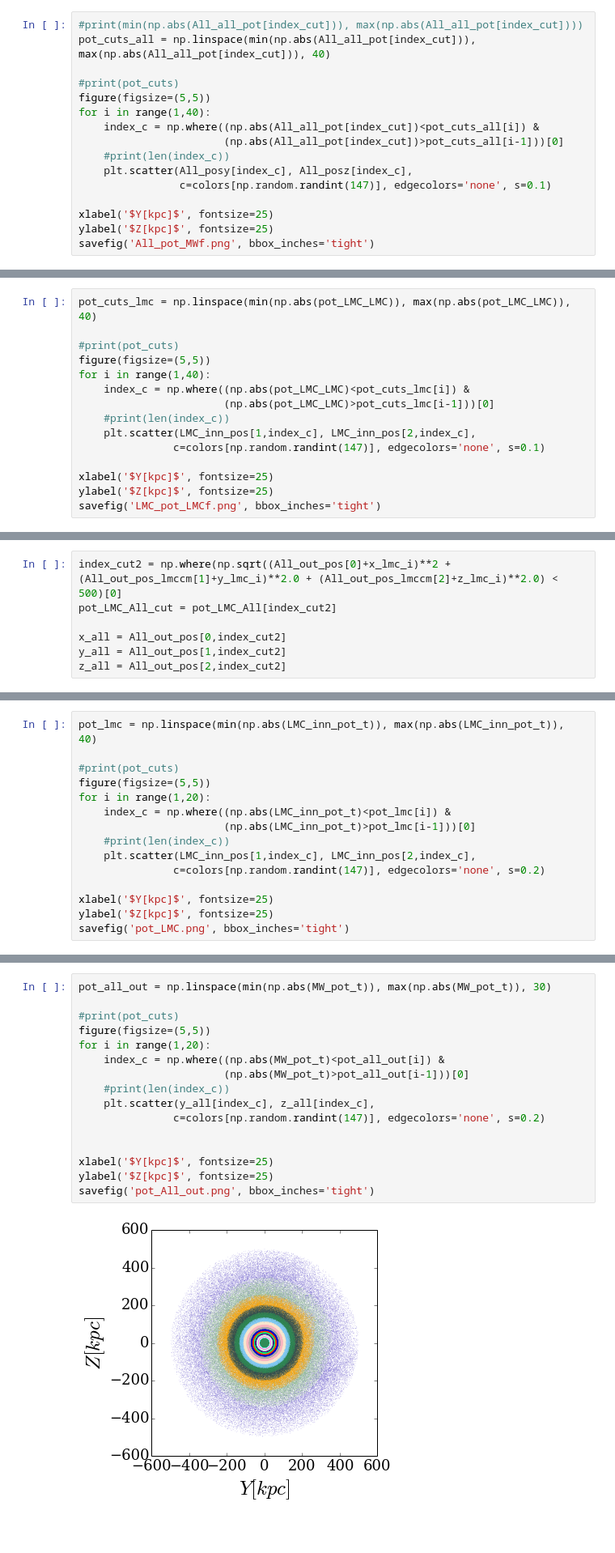
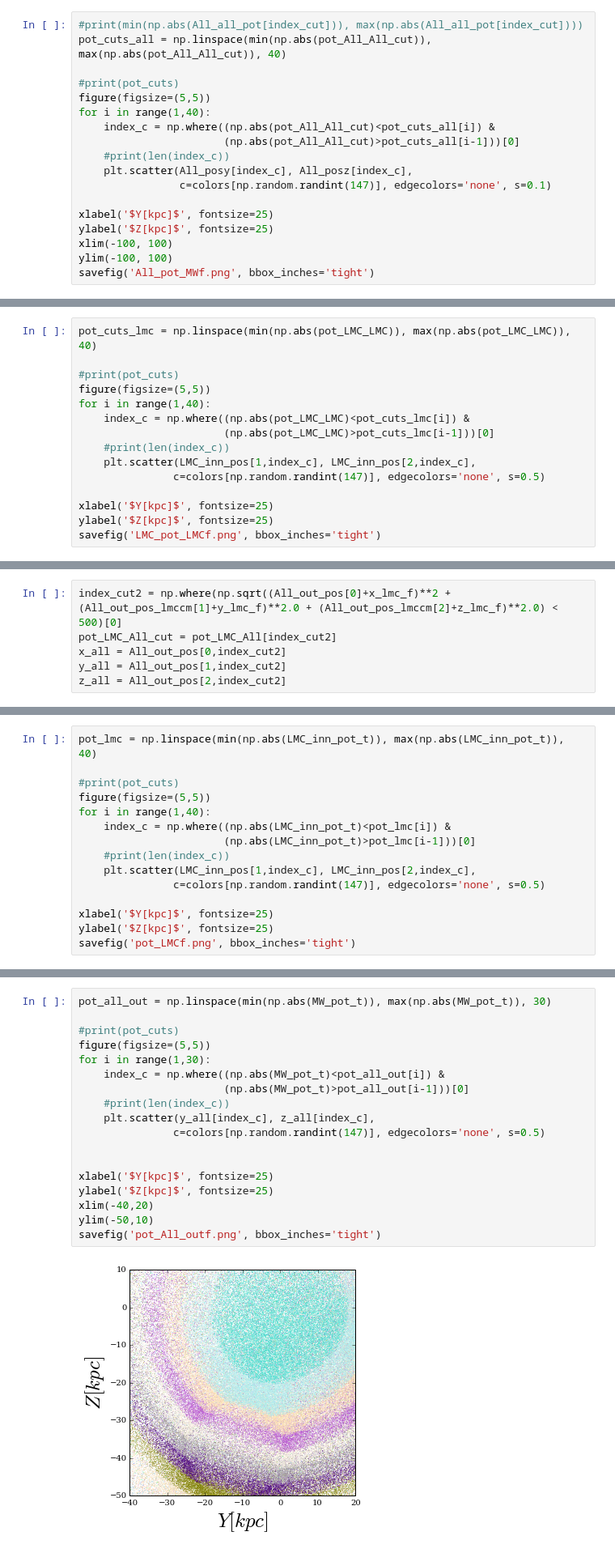
Before and after one commit to jngaravitoc/LMC-MW, a Jupyter notebook: code/SCF/Potential_Masked_LMC-MW.ipynb, the cells around one changed output, grey strips where cells are left out. Shown at 81% size. Drawn from its saved outputs; the diff is of its cells as text; blank space fills up the shorter version.

```diff
--- a/code/SCF/Potential_Masked_LMC-MW.ipynb
+++ b/code/SCF/Potential_Masked_LMC-MW.ipynb
@@ -235,18 +268,20 @@ print(np.random.randint(147))
 102
 # %%
 #print(min(np.abs(All_all_pot[index_cut])), max(np.abs(All_all_pot[index_cut])))
-pot_cuts_all = np.linspace(min(np.abs(All_all_pot[index_cut])), max(np.abs(All_all_pot[index_cut])), 40)
+pot_cuts_all = np.linspace(min(np.abs(pot_All_All_cut)), max(np.abs(pot_All_All_cut)), 40)
 
 #print(pot_cuts)
 figure(figsize=(5,5))
 for i in range(1,40):
-    index_c = np.where((np.abs(All_all_pot[index_cut])<pot_cuts_all[i]) &
-                       (np.abs(All_all_pot[index_cut])>pot_cuts_all[i-1]))[0]
+    index_c = np.where((np.abs(pot_All_All_cut)<pot_cuts_all[i]) &
+                       (np.abs(pot_All_All_cut)>pot_cuts_all[i-1]))[0]
     #print(len(index_c))
     plt.scatter(All_posy[index_c], All_posz[index_c],
                 c=colors[np.random.randint(147)], edgecolors='none', s=0.1)
 
 xlabel('$Y[kpc]$', fontsize=25)
 ylabel('$Z[kpc]$', fontsize=25)
+xlim(-100, 100)
+ylim(-100, 100)
 savefig('All_pot_MWf.png', bbox_inches='tight')
 # %% [output]
@@ -271,7 +306,7 @@ for i in range(1,40):
                        (np.abs(pot_LMC_LMC)>pot_cuts_lmc[i-1]))[0]
     #print(len(index_c))
     plt.scatter(LMC_inn_pos[1,index_c], LMC_inn_pos[2,index_c],
-               c=colors[np.random.randint(147)], edgecolors='none', s=0.1)
+               c=colors[np.random.randint(147)], edgecolors='none', s=0.5)
 
 xlabel('$Y[kpc]$', fontsize=25)
 ylabel('$Z[kpc]$', fontsize=25)
@@ -281,7 +316,6 @@ savefig('LMC_pot_LMCf.png', bbox_inches='tight')
 # %%
-index_cut2 = np.where(np.sqrt((All_out_pos[0]+x_lmc_i)**2 + (All_out_pos_lmccm[1]+y_lmc_i)**2.0 + (All_out_pos_lmccm[2]+z_lmc_i)**2.0) < 500)[0]
+index_cut2 = np.where(np.sqrt((All_out_pos[0]+x_lmc_f)**2 + (All_out_pos_lmccm[1]+y_lmc_f)**2.0 + (All_out_pos_lmccm[2]+z_lmc_f)**2.0) < 500)[0]
 pot_LMC_All_cut = pot_LMC_All[index_cut2]
-
 x_all = All_out_pos[0,index_cut2]
 y_all = All_out_pos[1,index_cut2]
 z_all = All_out_pos[2,index_cut2]
@@ -320,14 +356,14 @@ pot_lmc = np.linspace(min(np.abs(LMC_inn_pot_t)), max(np.abs(LMC_inn_pot_t)), 40
 
 #print(pot_cuts)
 figure(figsize=(5,5))
-for i in range(1,20):
+for i in range(1,40):
     index_c = np.where((np.abs(LMC_inn_pot_t)<pot_lmc[i]) &
                        (np.abs(LMC_inn_pot_t)>pot_lmc[i-1]))[0]
     #print(len(index_c))
     plt.scatter(LMC_inn_pos[1,index_c], LMC_inn_pos[2,index_c],
-               c=colors[np.random.randint(147)], edgecolors='none', s=0.2)
+               c=colors[np.random.randint(147)], edgecolors='none', s=0.5)
 
 xlabel('$Y[kpc]$', fontsize=25)
 ylabel('$Z[kpc]$', fontsize=25)
-savefig('pot_LMC.png', bbox_inches='tight')
+savefig('pot_LMCf.png', bbox_inches='tight')
 # %% [output]
@@ -335,21 +371,23 @@ savefig('pot_LMC.png', bbox_inches='tight')
 # %%
 pot_all_out = np.linspace(min(np.abs(MW_pot_t)), max(np.abs(MW_pot_t)), 30)
 
 #print(pot_cuts)
 figure(figsize=(5,5))
-for i in range(1,20):
+for i in range(1,30):
     index_c = np.where((np.abs(MW_pot_t)<pot_all_out[i]) &
                        (np.abs(MW_pot_t)>pot_all_out[i-1]))[0]
     #print(len(index_c))
     plt.scatter(y_all[index_c], z_all[index_c],
-               c=colors[np.random.randint(147)], edgecolors='none', s=0.2)
+               c=colors[np.random.randint(147)], edgecolors='none', s=0.5)
 
 
 xlabel('$Y[kpc]$', fontsize=25)
 ylabel('$Z[kpc]$', fontsize=25)
-savefig('pot_All_out.png', bbox_inches='tight')
+xlim(-40,20)
+ylim(-50,10)
+savefig('pot_All_outf.png', bbox_inches='tight')
 # %% [output]
-[figure, old version]
+[figure, new version]
 # %%
 pot_all = np.linspace(min(np.abs(pot_ALL)), max(np.abs(pot_ALL)), 40)
 
```
Also changed, not shown: parts of 10 cells of this notebook.
